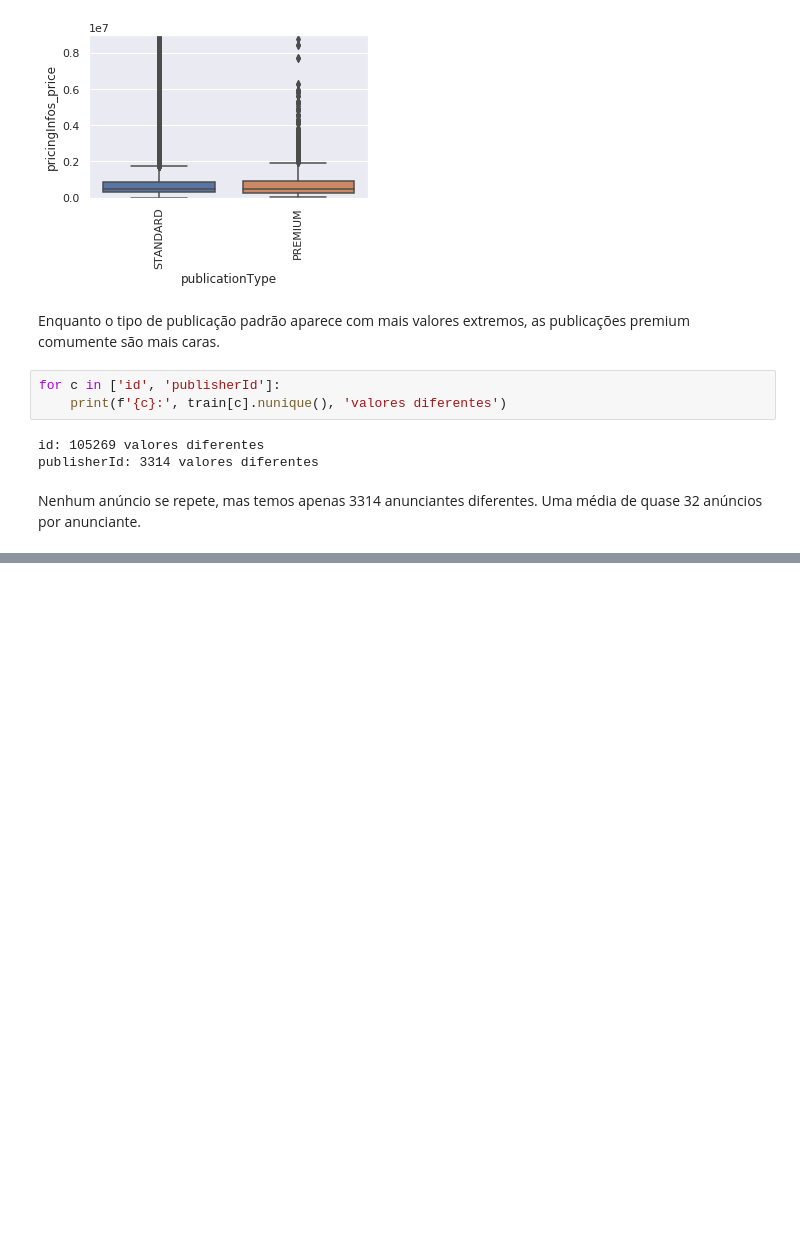
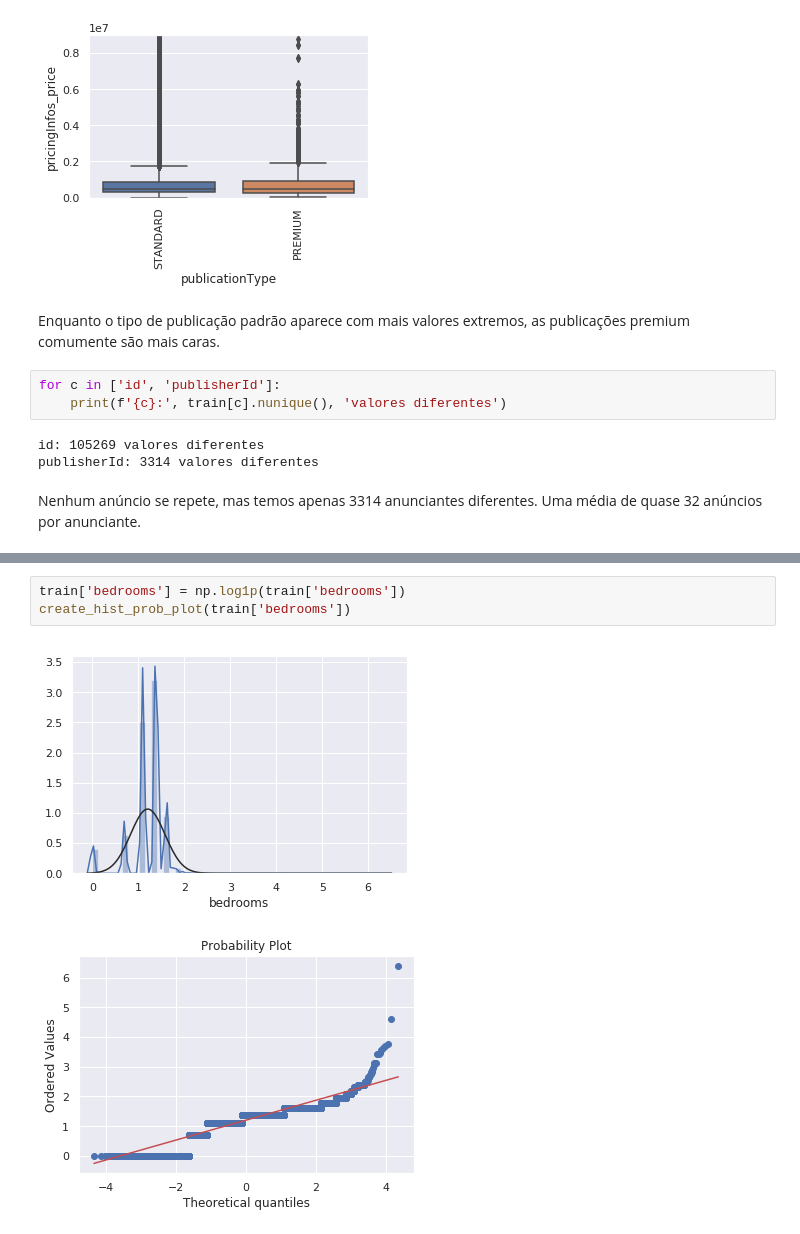
Before and after one commit to raphalencar/ml_apartment_price_advanced_regression_techniques, a Jupyter notebook: data-science-challenge.ipynb, the cells around one changed output, grey strips where cells are left out. Drawn from its saved outputs; the diff is of its cells as text; blank space fills up the shorter version.

```diff
--- a/data-science-challenge.ipynb
+++ b/data-science-challenge.ipynb
@@ -1050,0 +1119,6 @@ Nenhum anúncio se repete, mas temos apenas 3314 anunciantes diferentes. Uma mé
+# %%
+train['bedrooms'] = np.log1p(train['bedrooms'])
+create_hist_prob_plot(train['bedrooms'])
+# %% [output]
+[figure, added]
+[figure, added]
```
Also changed, not shown: parts of 26 cells of this notebook.
